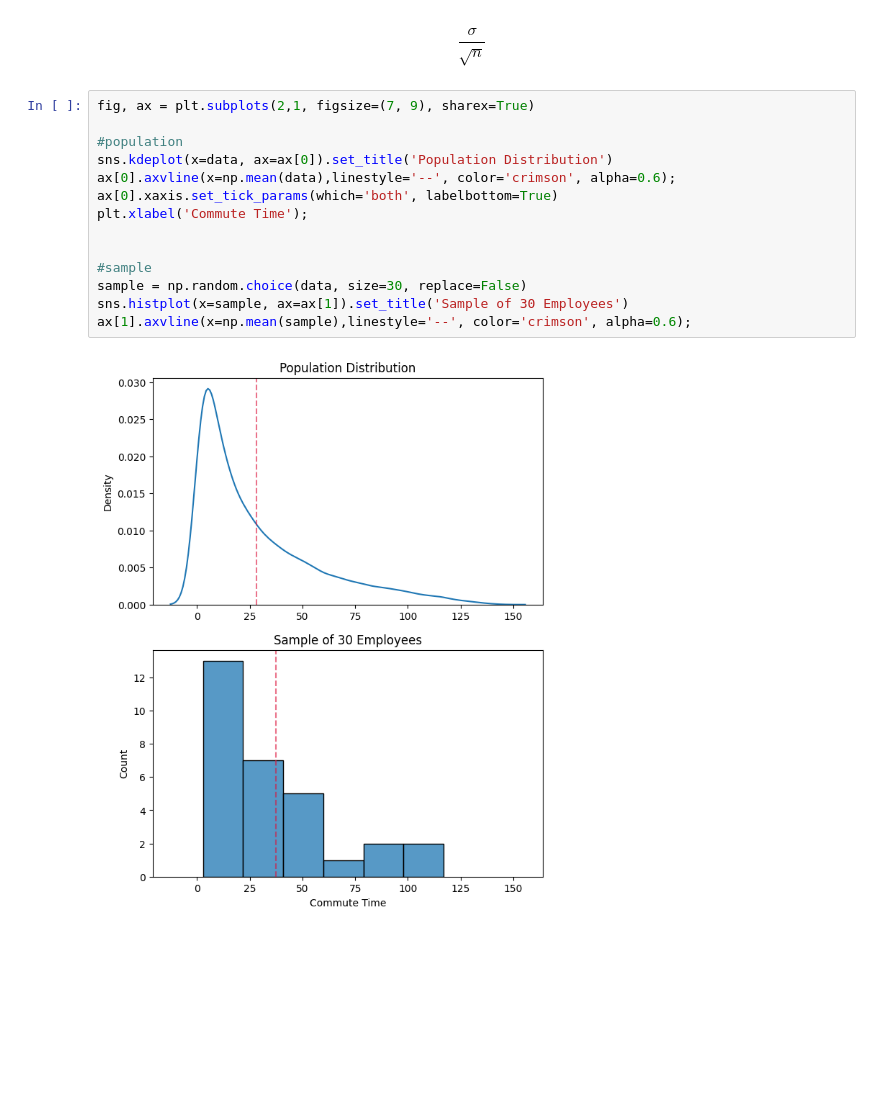
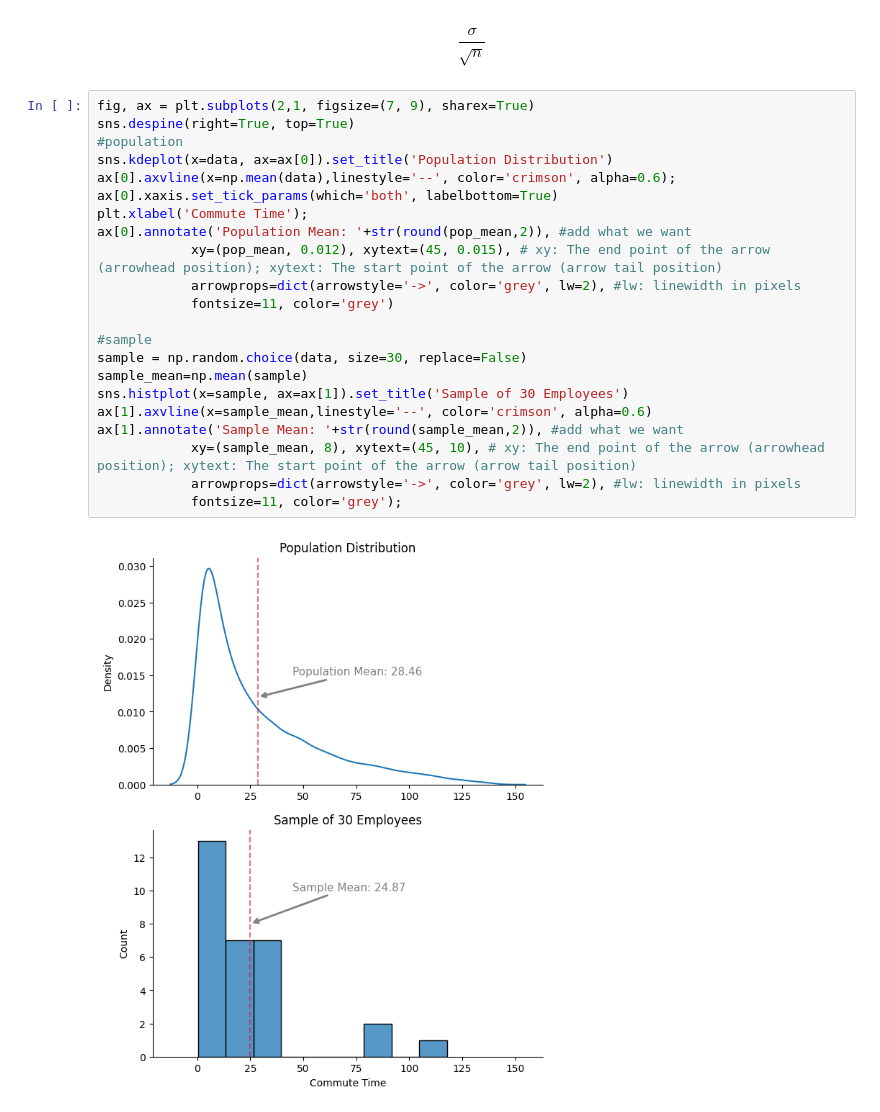
Before and after one commit to nickxscott/INFO658, a Jupyter notebook: notebooks/09_stats.ipynb, the cells around one changed output. Cells and saved outputs as stored; diff of their text form; blank space fills up the shorter version.

```diff
--- a/notebooks/09_stats.ipynb
+++ b/notebooks/09_stats.ipynb
@@ -178,19 +178,27 @@ $$
 $$
 # %%
 fig, ax = plt.subplots(2,1, figsize=(7, 9), sharex=True)
-
+sns.despine(right=True, top=True)
 #population
 sns.kdeplot(x=data, ax=ax[0]).set_title('Population Distribution')
 ax[0].axvline(x=np.mean(data),linestyle='--', color='crimson', alpha=0.6);
 ax[0].xaxis.set_tick_params(which='both', labelbottom=True)
 plt.xlabel('Commute Time');
-
+ax[0].annotate('Population Mean: '+str(round(pop_mean,2)), #add what we want
+            xy=(pop_mean, 0.012), xytext=(45, 0.015), # xy: The end point of the arrow (arrowhead position); xytext: The start point of the arrow (arrow tail position)
+            arrowprops=dict(arrowstyle='->', color='grey', lw=2), #lw: linewidth in pixels
+            fontsize=11, color='grey')
 
 #sample
 sample = np.random.choice(data, size=30, replace=False)
+sample_mean=np.mean(sample)
 sns.histplot(x=sample, ax=ax[1]).set_title('Sample of 30 Employees')
-ax[1].axvline(x=np.mean(sample),linestyle='--', color='crimson', alpha=0.6);
+ax[1].axvline(x=sample_mean,linestyle='--', color='crimson', alpha=0.6)
+ax[1].annotate('Sample Mean: '+str(round(sample_mean,2)), #add what we want
+            xy=(sample_mean, 8), xytext=(45, 10), # xy: The end point of the arrow (arrowhead position); xytext: The start point of the arrow (arrow tail position)
+            arrowprops=dict(arrowstyle='->', color='grey', lw=2), #lw: linewidth in pixels
+            fontsize=11, color='grey');
 # %% [output]
-[figure, old version]
+[figure, new version]
 # %%
 fig, ax = plt.subplots(2,1, figsize=(7, 9), sharex=True)
```
Also changed, not shown: parts of 12 cells of this notebook, 3 other files.
